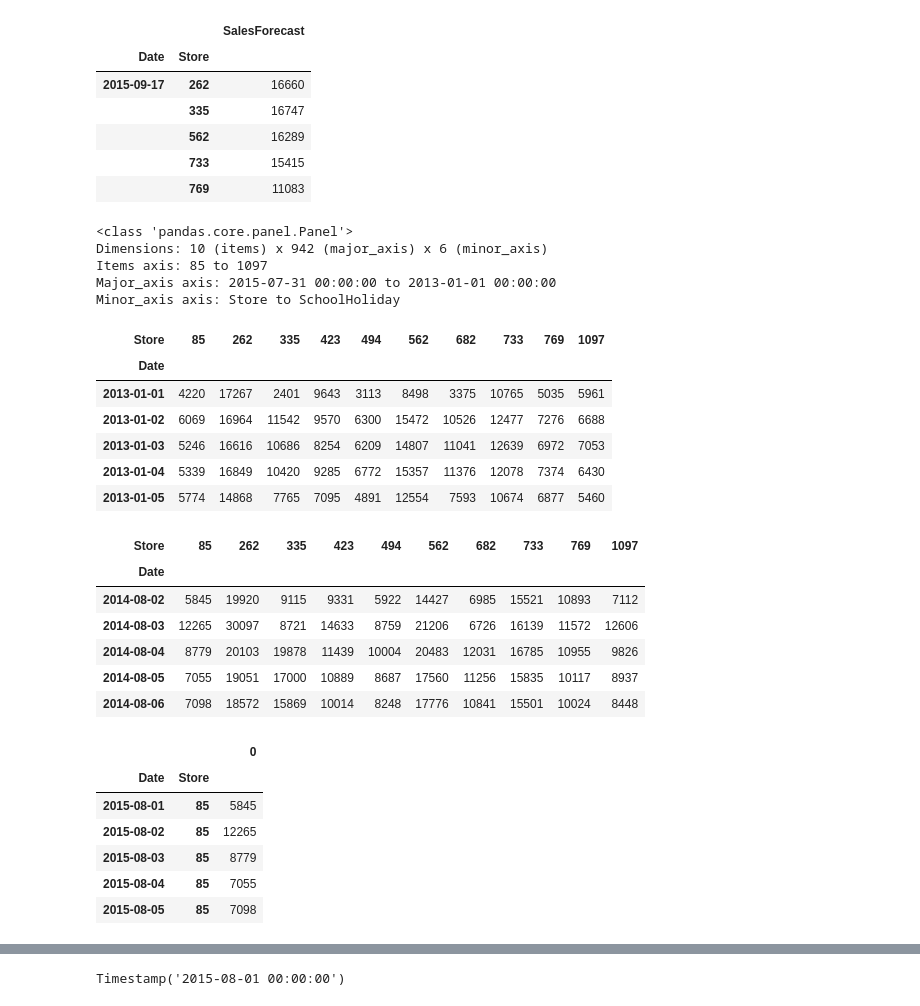
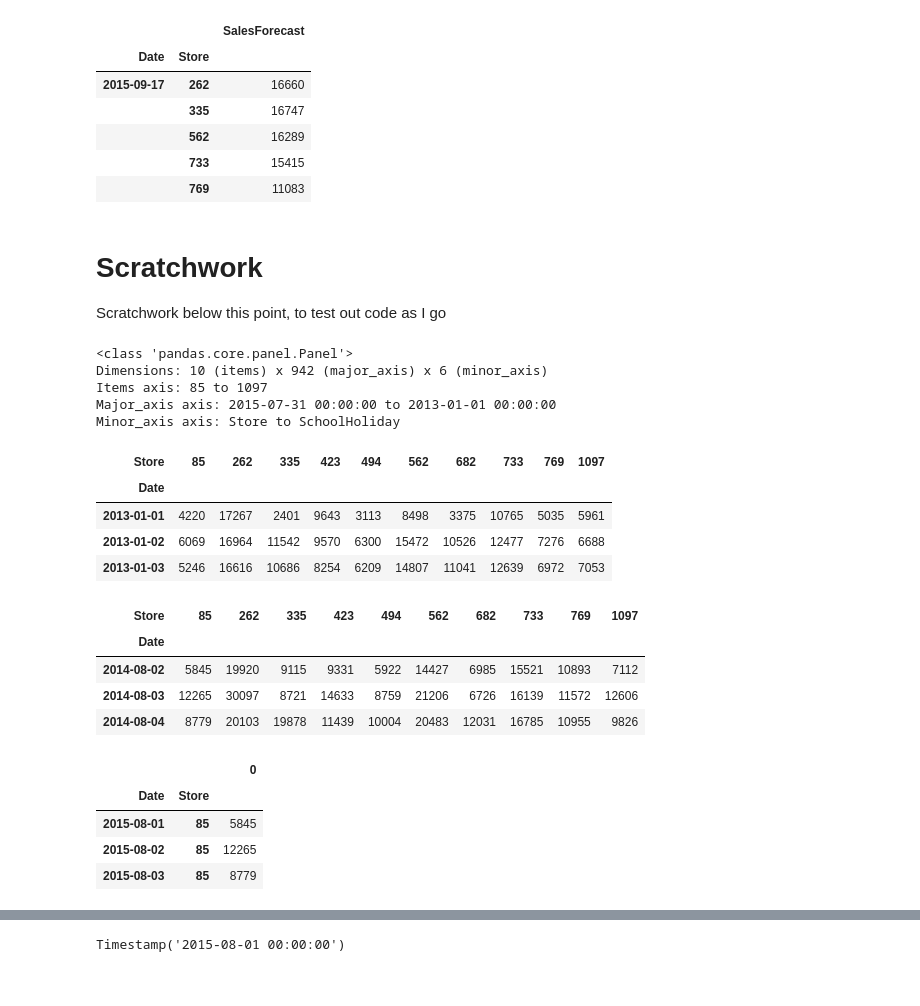
Before and after one commit to tbackes/kaggle-rossman, a Jupyter notebook: TimeSeriesForecasting.ipynb, the cells around one changed output, grey strips where cells are left out. Saved outputs shown, nothing was run; the diff lists cells and outputs as text; code cells hidden in the pictures.

```diff
--- a/TimeSeriesForecasting.ipynb
+++ b/TimeSeriesForecasting.ipynb
@@ -24,12 +31,0 @@ test_raw = pd.read_csv('test.csv', parse_dates = ['Date'])
-# %%
-train = data[data.Store.isin(set(id_list))][['Store','DayOfWeek','Date','Sales','Promo',
-                                             'StateHoliday','SchoolHoliday']]
-train['woy'] = train
-#train.set_index('Date', inplace=True)
-#train.head()
-
-test = test_raw[test_raw.Store.isin(set(id_list))][['Store','DayOfWeek','Date','Promo',
-                                             'StateHoliday','SchoolHoliday']]
-#test.set_index('Date', inplace=True)
-#print test.head()
-#print test.tail()
@@ -130,6 +179,9 @@ out.head()
 |  | 562 | 16289 |
 |  | 733 | 15415 |
 |  | 769 | 11083 |
+# %% [markdown]
+# Scratchwork
+Scratchwork below this point, to test out code as I go
 # %%
 panel_dict = dict.fromkeys(id_list)
 
@@ -148,36 +200,28 @@ Minor_axis axis: Store to SchoolHoliday
 # %%
 ct = pd.pivot_table(train, values='Sales', index='Date',
                             columns='Store', aggfunc=np.mean)
-ct.head()
+display( ct.head(3) )
+
+ct_lag = ct.iloc[-364:,:]
+display( ct_lag.head(3) )
+
+ct_copy = ct_lag.unstack().reset_index()
+ct_copy.Date = ct_copy.Date + np.timedelta64(364,'D')
+ct_copy.set_index(['Date','Store'], inplace=True)
+display( ct_copy.head(3) )
 # %% [output]
 | Store | 85 | 262 | 335 | 423 | 494 | 562 | 682 | 733 | 769 | 1097 |
 | Date |  |  |  |  |  |  |  |  |  |  |
 | 2013-01-01 | 4220 | 17267 | 2401 | 9643 | 3113 | 8498 | 3375 | 10765 | 5035 | 5961 |
 | 2013-01-02 | 6069 | 16964 | 11542 | 9570 | 6300 | 15472 | 10526 | 12477 | 7276 | 6688 |
 | 2013-01-03 | 5246 | 16616 | 10686 | 8254 | 6209 | 14807 | 11041 | 12639 | 6972 | 7053 |
-| 2013-01-04 | 5339 | 16849 | 10420 | 9285 | 6772 | 15357 | 11376 | 12078 | 7374 | 6430 |
-| 2013-01-05 | 5774 | 14868 | 7765 | 7095 | 4891 | 12554 | 7593 | 10674 | 6877 | 5460 |
+| Store | 85 | 262 | 335 | 423 | 494 | 562 | 682 | 733 | 769 | 1097 |
+| Date |  |  |  |  |  |  |  |  |  |  |
+| 2014-08-02 | 5845 | 19920 | 9115 | 9331 | 5922 | 14427 | 6985 | 15521 | 10893 | 7112 |
+| 2014-08-03 | 12265 | 30097 | 8721 | 14633 | 8759 | 21206 | 6726 | 16139 | 11572 | 12606 |
+| 2014-08-04 | 8779 | 20103 | 19878 | 11439 | 10004 | 20483 | 12031 | 16785 | 10955 | 9826 |
+|  |  | 0 |
+| Date | Store |  |
+| 2015-08-01 | 85 | 5845 |
+| 2015-08-02 | 85 | 12265 |
+| 2015-08-03 | 85 | 8779 |
-# %%
-ct_lag = ct.iloc[-364:,:]
-ct_lag.head()
-# %% [output]
-| Store | 85 | 262 | 335 | 423 | 494 | 562 | 682 | 733 | 769 | 1097 |
-| Date |  |  |  |  |  |  |  |  |  |  |
-| 2014-08-02 | 5845 | 19920 | 9115 | 9331 | 5922 | 14427 | 6985 | 15521 | 10893 | 7112 |
-| 2014-08-03 | 12265 | 30097 | 8721 | 14633 | 8759 | 21206 | 6726 | 16139 | 11572 | 12606 |
-| 2014-08-04 | 8779 | 20103 | 19878 | 11439 | 10004 | 20483 | 12031 | 16785 | 10955 | 9826 |
-| 2014-08-05 | 7055 | 19051 | 17000 | 10889 | 8687 | 17560 | 11256 | 15835 | 10117 | 8937 |
-| 2014-08-06 | 7098 | 18572 | 15869 | 10014 | 8248 | 17776 | 10841 | 15501 | 10024 | 8448 |
-# %%
-ct_copy = ct_lag.unstack().reset_index()
-ct_copy.Date = ct_copy.Date + np.timedelta64(364,'D')
-ct_copy.set_index(['Date','Store'], inplace=True)
-ct_copy.head()
-# %% [output]
-|  |  | 0 |
-| Date | Store |  |
-| 2015-08-01 | 85 | 5845 |
-| 2015-08-02 | 85 | 12265 |
-| 2015-08-03 | 85 | 8779 |
-| 2015-08-04 | 85 | 7055 |
-| 2015-08-05 | 85 | 7098 |
```
Also changed, not shown: parts of 15 cells of this notebook, 2 other files.
